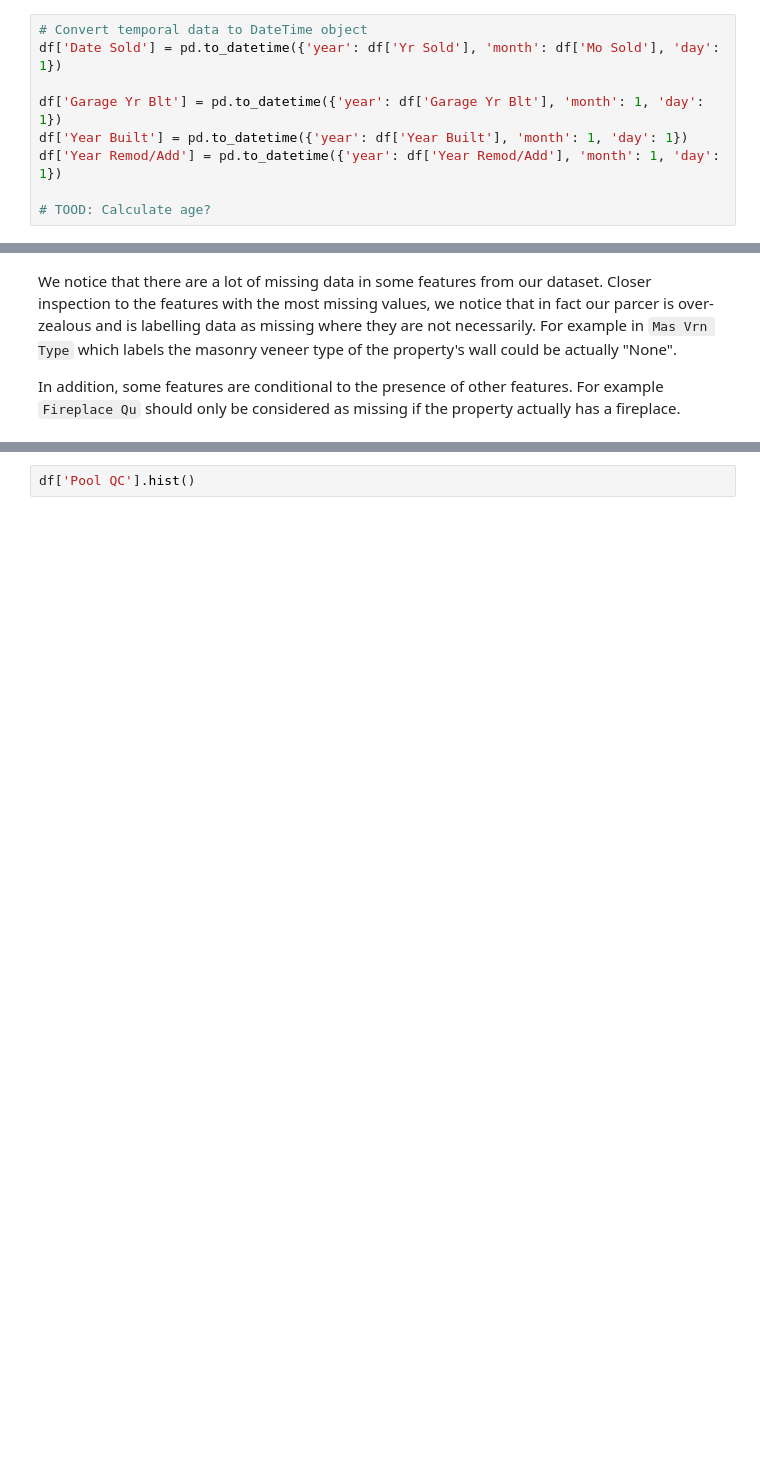
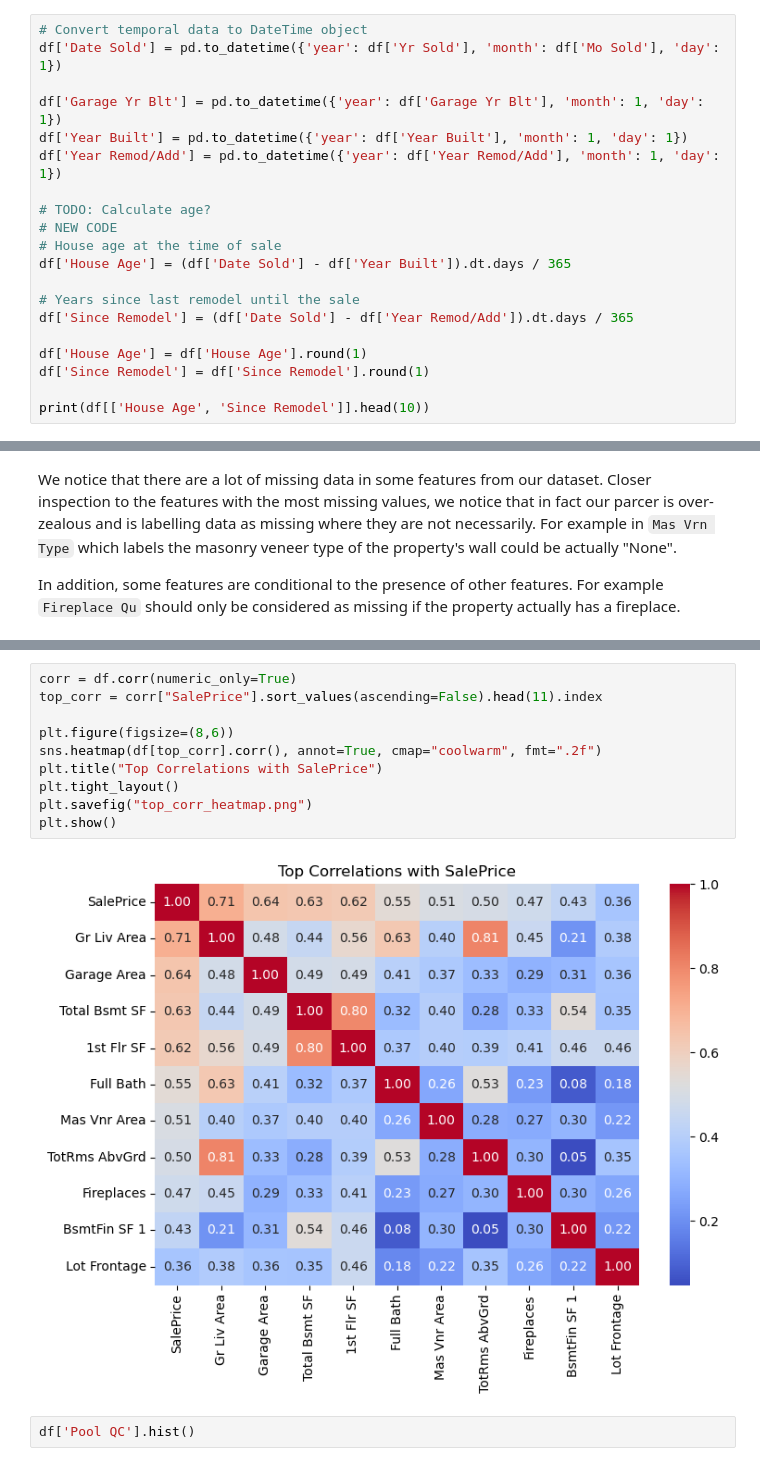
Before and after one commit to i-demetriou/dsc510-group-project, a Jupyter notebook: dsc510.theofanous.alexandrou.demetriou.ipynb, the cells around one changed output, grey strips where cells are left out. Saved outputs shown, nothing was run; the diff lists cells and outputs as text; blank space fills up the shorter version.

```diff
--- a/dsc510.theofanous.alexandrou.demetriou.ipynb
+++ b/dsc510.theofanous.alexandrou.demetriou.ipynb
@@ -217,4 +217,15 @@ df['Garage Yr Blt'] = pd.to_datetime({'year': df['Garage Yr Blt'], 'month': 1, '
 df['Year Built'] = pd.to_datetime({'year': df['Year Built'], 'month': 1, 'day': 1})
 df['Year Remod/Add'] = pd.to_datetime({'year': df['Year Remod/Add'], 'month': 1, 'day': 1})
 
-# TOOD: Calculate age?
+# TODO: Calculate age?
+# NEW CODE
+# House age at the time of sale
+df['House Age'] = (df['Date Sold'] - df['Year Built']).dt.days / 365
+
+# Years since last remodel until the sale
+df['Since Remodel'] = (df['Date Sold'] - df['Year Remod/Add']).dt.days / 365
+
+df['House Age'] = df['House Age'].round(1)
+df['Since Remodel'] = df['Since Remodel'].round(1)
+
+print(df[['House Age', 'Since Remodel']].head(10))
@@ -471,3 +856,15 @@ In addition, some features are conditional to the presence of other features. Fo
+# %%
+corr = df.corr(numeric_only=True)
+top_corr = corr["SalePrice"].sort_values(ascending=False).head(11).index
+
+plt.figure(figsize=(8,6))
+sns.heatmap(df[top_corr].corr(), annot=True, cmap="coolwarm", fmt=".2f")
+plt.title("Top Correlations with SalePrice")
+plt.tight_layout()
+plt.savefig("top_corr_heatmap.png")
+plt.show()
+# %% [output]
+[figure, added]
 # %%
 df['Pool QC'].hist()
 # %% [output]
```
Also changed, not shown: parts of 8 cells of this notebook.
